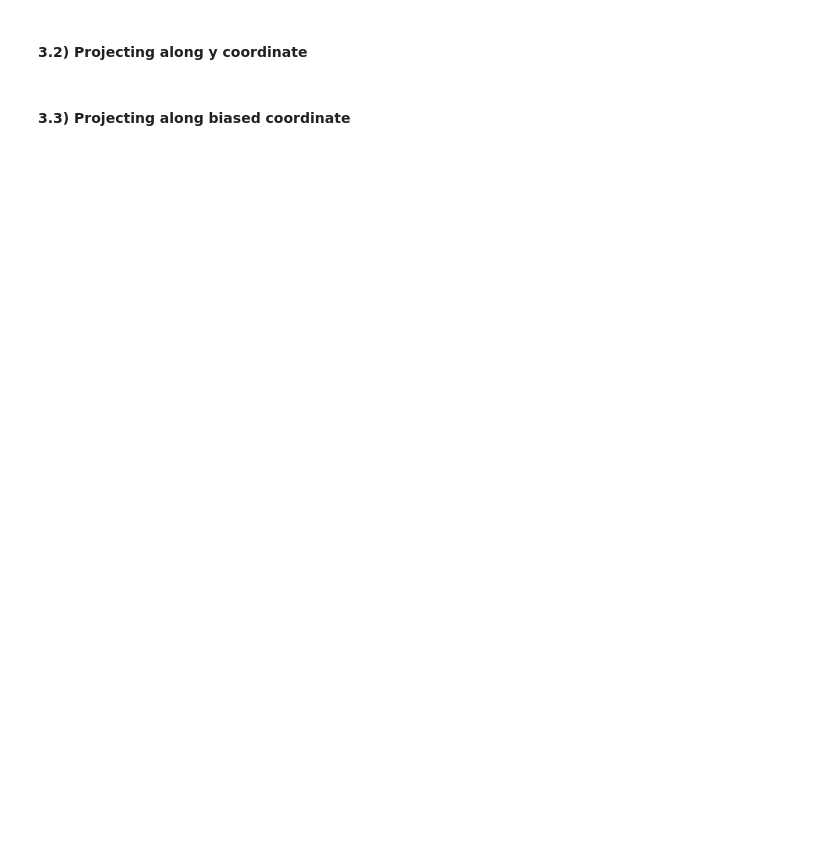
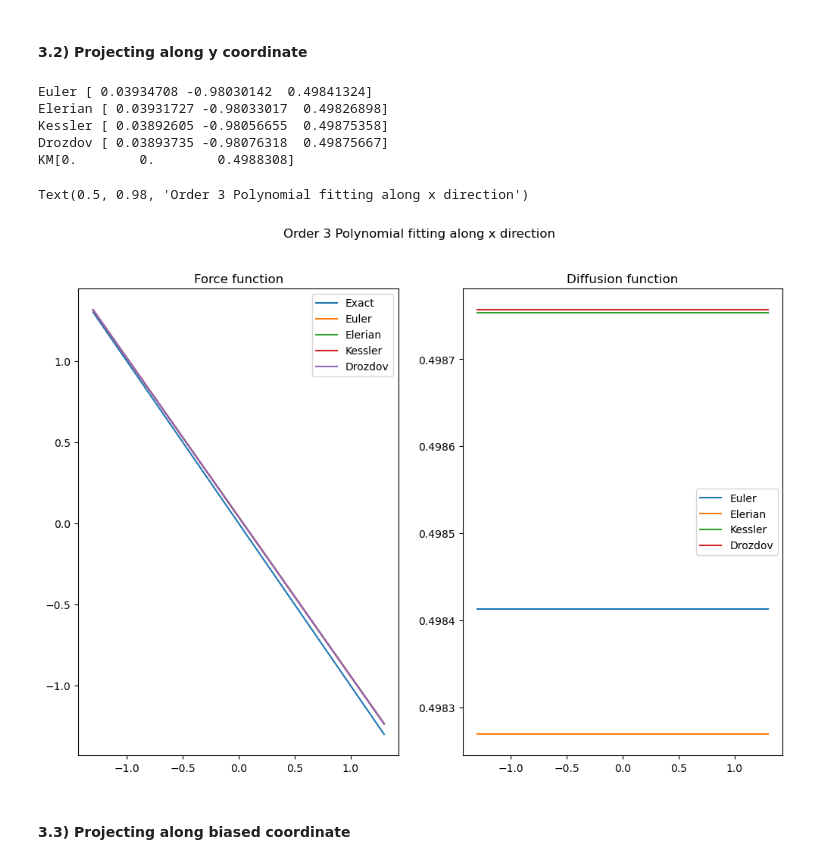
Before and after one commit to langevinmodel/folie, a Jupyter notebook: examples/tutorials/2D_DoubleWell_estimation.ipynb, the cells around one changed output. Drawn from its saved outputs; the diff is of its cells as text; code cells hidden in the pictures; blank space fills up the shorter version.

```diff
--- a/examples/tutorials/2D_DoubleWell_estimation.ipynb
+++ b/examples/tutorials/2D_DoubleWell_estimation.ipynb
@@ -337,6 +371,3 @@ fig.suptitle('Ornstein–Uhlenbeck Fit along y direction')
-# %%
-for res in res_vec:
-    print(res.coefficients)
 # %% [markdown]
 #### 3.3) Projecting onto $1^{st}$ and $3^{rd}$ quadrant bisectrix
 # %%
@@ -543,11 +589,6 @@ ydata_bias = fl.data.trajectories.Trajectories(dt=dt)
 
 for n, trj in enumerate(data_2d_bias):
     ydata_bias.append(fl.data.trajectories.Trajectory(dt, trj["x"][:,1].reshape(len(trj["x"][:,1]),1), bias=trj["bias"][:,1].reshape(len(trj["bias"][:,1]),1)))
-    axs.plot(ydata_bias[n]["x"])
-    axs.set_xlabel('timestep')
-    axs.set_ylabel('q')
-    axs.set_title('Dynamics along u'+str(u_norm)+'direction')
-
 
 yfa = np.linspace(-1.3, 1.3, 75)
 yforce = -b*yfa
@@ -557,39 +598,48 @@ traindiff = fl.functions.Polynomial(deg=0,coefficients=np.asarray([0.0]))
 Eul_biased_trainmodely = fl.models.overdamped.OrnsteinUhlenbeck(has_bias=True)  # created many object trainmodelx because apparently
 Eln_biased_trainmodely = fl.models.overdamped.OrnsteinUhlenbeck(has_bias=True)  # it gives recursion error in using deepcopy
 Ksl_biased_trainmodely = fl.models.overdamped.OrnsteinUhlenbeck(has_bias=True)
 Drz_biased_trainmodely = fl.models.overdamped.OrnsteinUhlenbeck(has_bias=True)
-KMmodel = fl.models.Overdamped(force = trainforce,diffusion=traindiff, has_bias=True)
+KMmodel = fl.models.overdamped.OrnsteinUhlenbeck(has_bias=True)
 
 Eul_estimator = fl.LikelihoodEstimator(fl.EulerDensity((Eul_biased_trainmodely)))   # deepcopy is used because the estimator modifies the model when fit method is called
 Eln_estimator = fl.LikelihoodEstimator(fl.ElerianDensity((Eln_biased_trainmodely))) # and when the second estimator uses the object trainmodel this will already have the modfications
 Ksl_estimator = fl.LikelihoodEstimator(fl.KesslerDensity((Ksl_biased_trainmodely))) # made by the previuos estimatorand so in the end they will return the exact same results
 Drz_estimator = fl.LikelihoodEstimator(fl.DrozdovDensity((Drz_biased_trainmodely)))
+KM_estimator = fl.KramersMoyalEstimator(KMmodel)
 
-res_KM = fl.KramersMoyalEstimator(KMmodel).fit_fetch(ydata_bias)
-Eul_res=Eul_estimator.fit_fetch(ydata_bias)
-Eln_res=Eln_estimator.fit_fetch(ydata_bias)
-Ksl_res=Ksl_estimator.fit_fetch(ydata_bias)
-Drz_res=Drz_estimator.fit_fetch(ydata_bias)
+res_KM= KM_estimator.fit_fetch(deepcopy(ydata_bias))
+Eul_res=Eul_estimator.fit_fetch(deepcopy(ydata_bias))
+Eln_res=Eln_estimator.fit_fetch(deepcopy(ydata_bias))
+Ksl_res=Ksl_estimator.fit_fetch(deepcopy(ydata_bias))
+Drz_res=Drz_estimator.fit_fetch(deepcopy(ydata_bias))
 res_vec = [Eul_res,Eln_res,Ksl_res,Drz_res] # made a list of all the trained estimators
 
 # PLOT OF THE RESULTS
 
 fig,ax = plt.subplots(1,2,figsize=(12,8))
 # axs[0].plot(xfa, model_simu.force(xfa.reshape(-1, 1)), label="Exact")
 # axs[1].plot(xfa, model_simu.diffusion(xfa.reshape(-1, 1)), label="Exact")
 ax[0].plot(xfa, yforce,label='Exact')
 for name, res in zip(
     ["Euler", "Elerian","Kessler", "Drozdov"], res_vec,):
     res.remove_bias()
     ax[0].plot(xfa, res.force(xfa.reshape(-1, 1)), label=name)
     ax[1].plot(xfa, res.diffusion(xfa.reshape(-1, 1)), label=name)
     print(name, res.coefficients)
 print('KM'+str(res_KM.coefficients))
 ax[0].set_title('Force function')
 ax[1].set_title('Diffusion function')
 ax[0].legend()
 ax[1].legend()
 fig.suptitle('Order 3 Polynomial fitting along x direction')
+# %% [output]
+Euler [ 0.03934708 -0.98030142  0.49841324]
+Elerian [ 0.03931727 -0.98033017  0.49826898]
+Kessler [ 0.03892605 -0.98056655  0.49875358]
+Drozdov [ 0.03893735 -0.98076318  0.49875667]
+KM[0.        0.        0.4988308]
+Text(0.5, 0.98, 'Order 3 Polynomial fitting along x direction')
+[figure, added]
 # %% [markdown]
 #### 3.3) Projecting along biased coordinate
 # %%
```
Also changed, not shown: parts of 14 cells of this notebook, 1 other file.
